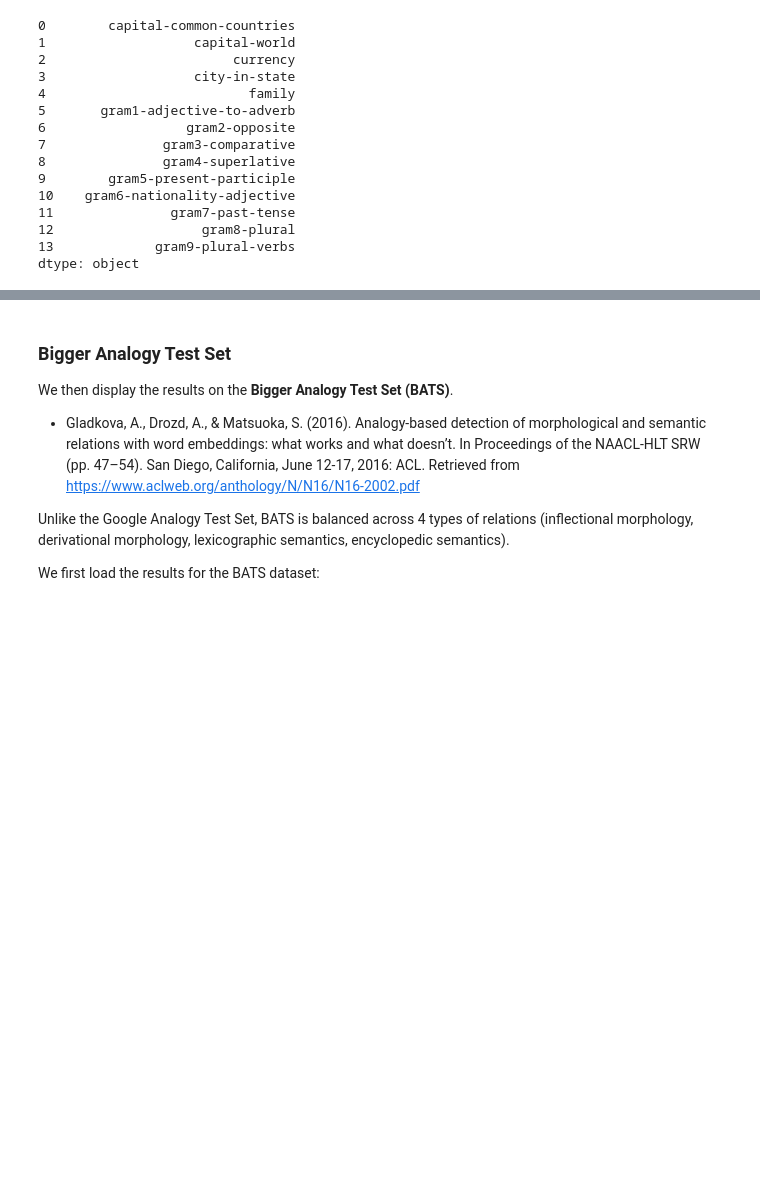
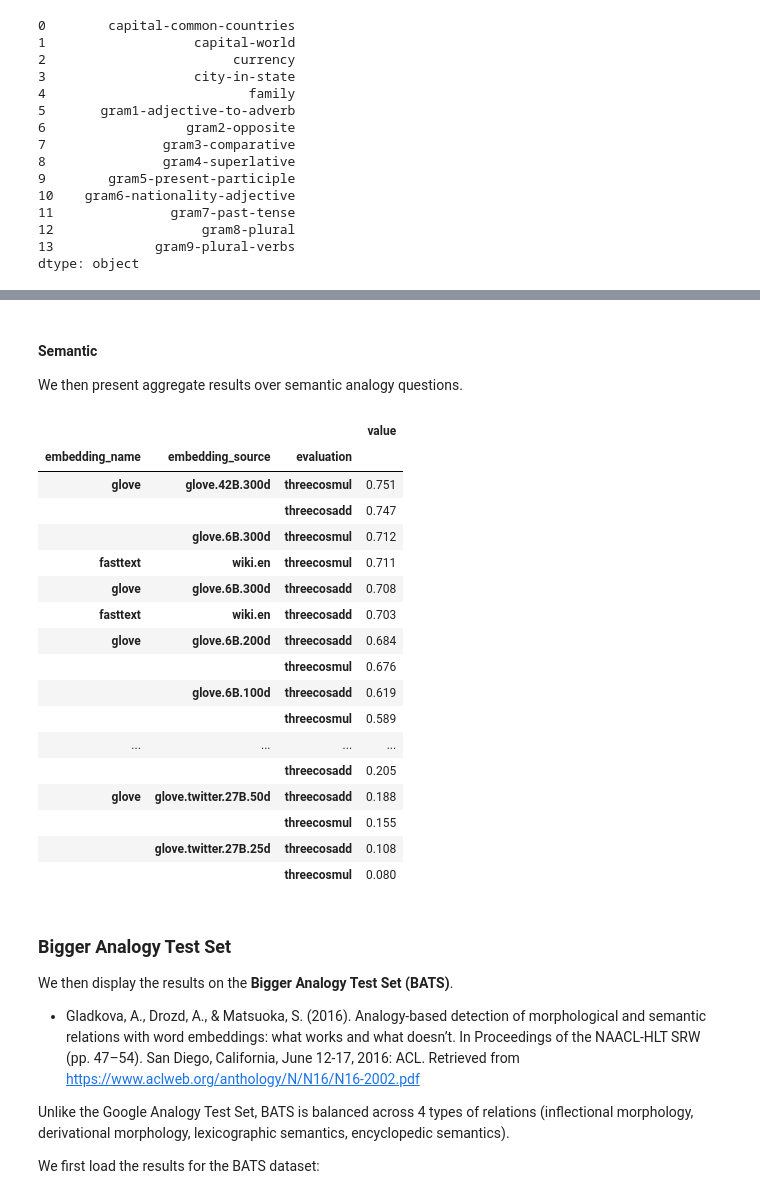
Before and after one commit to dmlc/gluon-nlp, a Jupyter notebook: docs/examples/word_embedding_evaluation.ipynb, the cells around one changed output, grey strips where cells are left out. Drawn from its saved outputs; the diff is of its cells as text; code cells hidden in the pictures; blank space fills up the shorter version.

```diff
--- a/docs/examples/word_embedding_evaluation.ipynb
+++ b/docs/examples/word_embedding_evaluation.ipynb
@@ -371,3 +359,28 @@ google_aggregate.style.apply(get_multi_index_highlighter(levels=[0]))
+# %% [markdown]
+#### Semantic
+
+We then present aggregate results over semantic analogy questions.
+# %%
+google_aggregate.loc["semantic"]
+# %% [output]
+|  |  |  | value |
+| embedding_name | embedding_source | evaluation |  |
+| glove | glove.42B.300d | threecosmul | 0.751 |
+|  |  | threecosadd | 0.747 |
+|  | glove.6B.300d | threecosmul | 0.712 |
+| fasttext | wiki.en | threecosmul | 0.711 |
+| glove | glove.6B.300d | threecosadd | 0.708 |
+| fasttext | wiki.en | threecosadd | 0.703 |
+| glove | glove.6B.200d | threecosadd | 0.684 |
+|  |  | threecosmul | 0.676 |
+|  | glove.6B.100d | threecosadd | 0.619 |
+|  |  | threecosmul | 0.589 |
+| ... | ... | ... | ... |
+|  |  | threecosadd | 0.205 |
+| glove | glove.twitter.27B.50d | threecosadd | 0.188 |
+|  |  | threecosmul | 0.155 |
+|  | glove.twitter.27B.25d | threecosadd | 0.108 |
+|  |  | threecosmul | 0.080 |
 # %% [markdown]
 ### Bigger Analogy Test Set
 We then display the results on the **Bigger Analogy Test Set (BATS)**.
```
Also changed, not shown: parts of 28 cells of this notebook.
